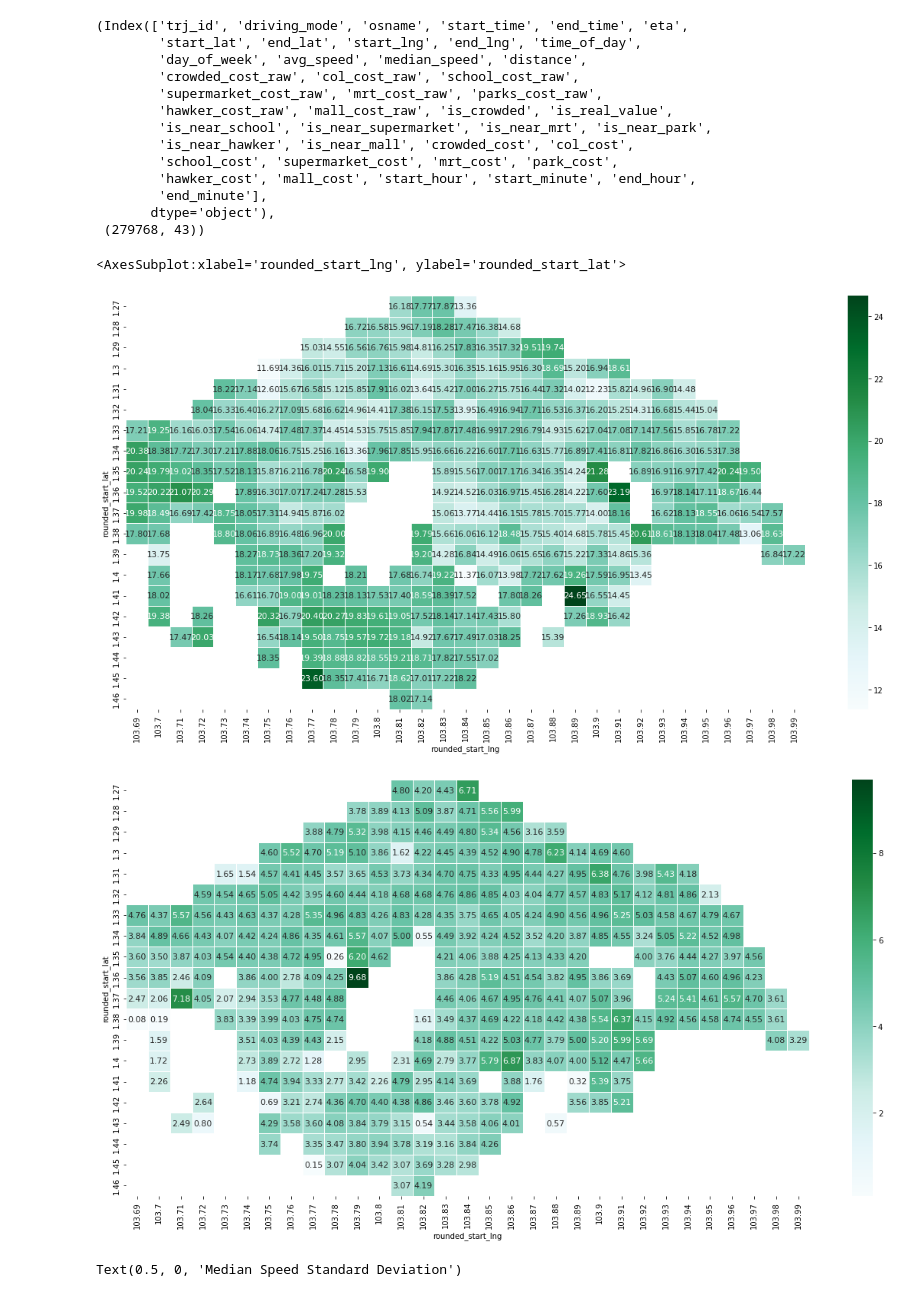
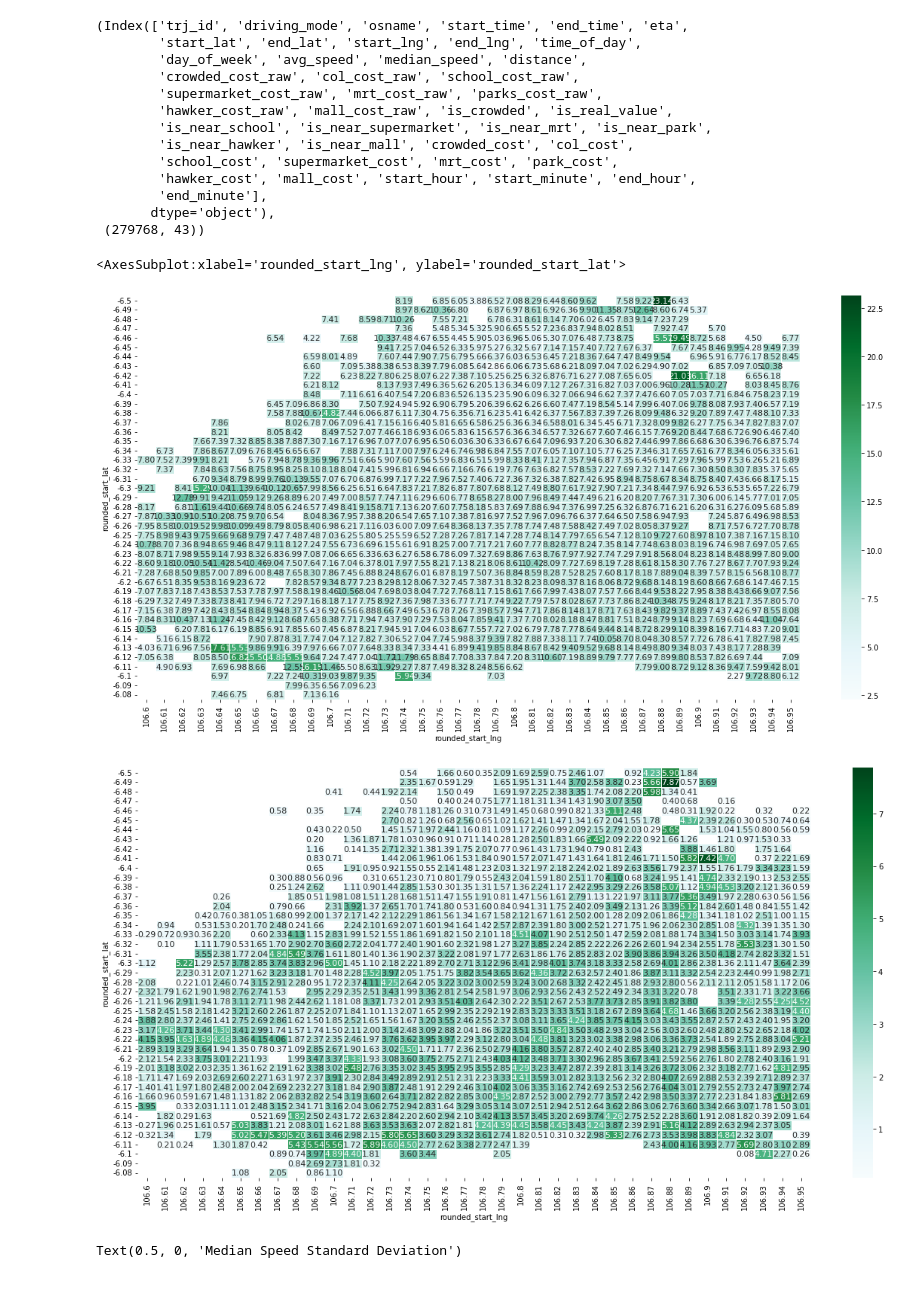
Before and after one commit to bryanongse/teamTeam, a Jupyter notebook: visualise_data.ipynb, the cells around one changed output. Cells and saved outputs as stored; diff of their text form; code cells hidden in the pictures.

Commit message:
Update visualise data.

```diff
--- a/visualise_data.ipynb
+++ b/visualise_data.ipynb
@@ -48,8 +48,8 @@ Index(['trj_id', 'driving_mode', 'osname', 'start_time', 'end_time', 'eta',
 # %% [markdown]
 ### Read data
 # %%
-df = pd.read_parquet('/home/foolingeng/ruien/data/grab-posisi/sg/trip_info_sg.parquet')
-df = df[df['eta'] < 70]
+df = pd.read_parquet('/home/foolingeng/ruien/data/grab-posisi/jakarta/trip_info_jakarta.parquet')
+# df = df[df['eta'] < 70]
 print(df.shape)
 df
 # %% [output]
@@ -165,35 +165,35 @@ df.columns, df.shape
 # %%
 df['rounded_start_lat'] = df['start_lat'].round(2)
 df['rounded_start_lng'] = df['start_lng'].round(2)
-# bounds = (df['rounded_start_lat'] >= -6.5) & (df['rounded_start_lat'] <= -6.08) & (df['rounded_start_lng'] >= 106.6) & (df['rounded_start_lng'] <= 106.95)
+bounds = (df['rounded_start_lat'] >= -6.5) & (df['rounded_start_lat'] <= -6.08) & (df['rounded_start_lng'] >= 106.6) & (df['rounded_start_lng'] <= 106.95)
 
-speed_location_df = df[['rounded_start_lat', 'rounded_start_lng', 'median_speed']].groupby(
+speed_location_df = df[['rounded_start_lat', 'rounded_start_lng', 'median_speed']][bounds].groupby(
     ['rounded_start_lat', 'rounded_start_lng']).mean().unstack()
 speed_location_df.columns = speed_location_df.columns.droplevel()
 
 f = plt.figure(figsize=(20, 10))
 sns.heatmap(speed_location_df,
         linewidths = 1,
         annot = True,
         fmt = ".2f",
         annot_kws = {"size": 11},
         cmap = "BuGn")
 
-speed_location_var_df = df[['rounded_start_lat', 'rounded_start_lng', 'median_speed']].groupby(
+speed_location_var_df = df[['rounded_start_lat', 'rounded_start_lng', 'median_speed']][bounds].groupby(
     ['rounded_start_lat', 'rounded_start_lng']).std().unstack()
 speed_location_var_df.columns = speed_location_var_df.columns.droplevel()
 
 f = plt.figure(figsize=(20, 10))
 sns.heatmap(speed_location_var_df,
         linewidths = 1,
         annot = True,
         fmt = ".2f",
         annot_kws = {"size": 11},
         cmap = "BuGn")
 # %% [output]
 <AxesSubplot:xlabel='rounded_start_lng', ylabel='rounded_start_lat'>
-[figure, old version]
+[figure, new version]
-[figure, old version]
+[figure, new version]
 # %%
 speed_vars_arr = speed_location_var_df.to_numpy()
 speed_vars_arr = speed_vars_arr[~np.isnan(speed_vars_arr)]
```
Also changed, not shown: parts of 3 cells of this notebook, 1 other file.
